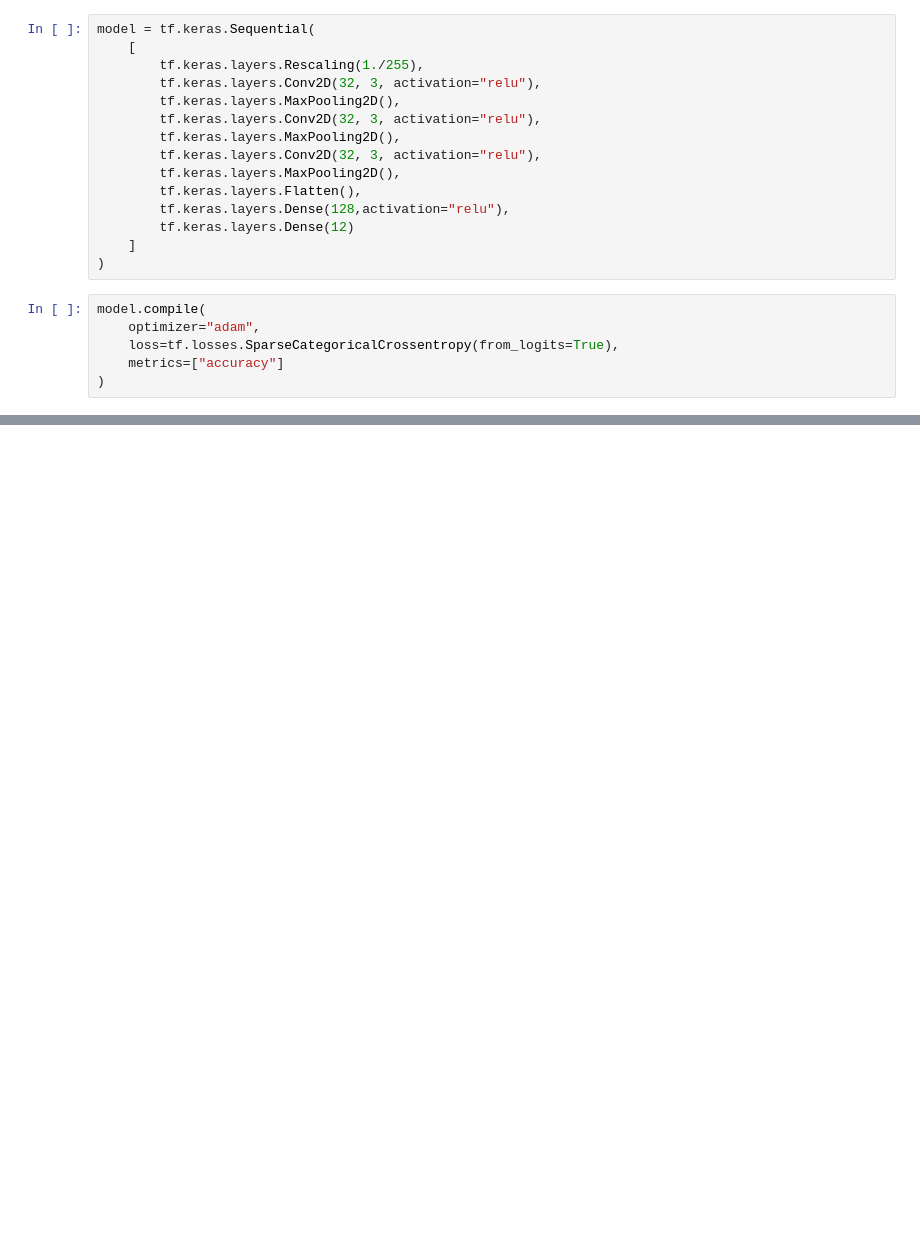
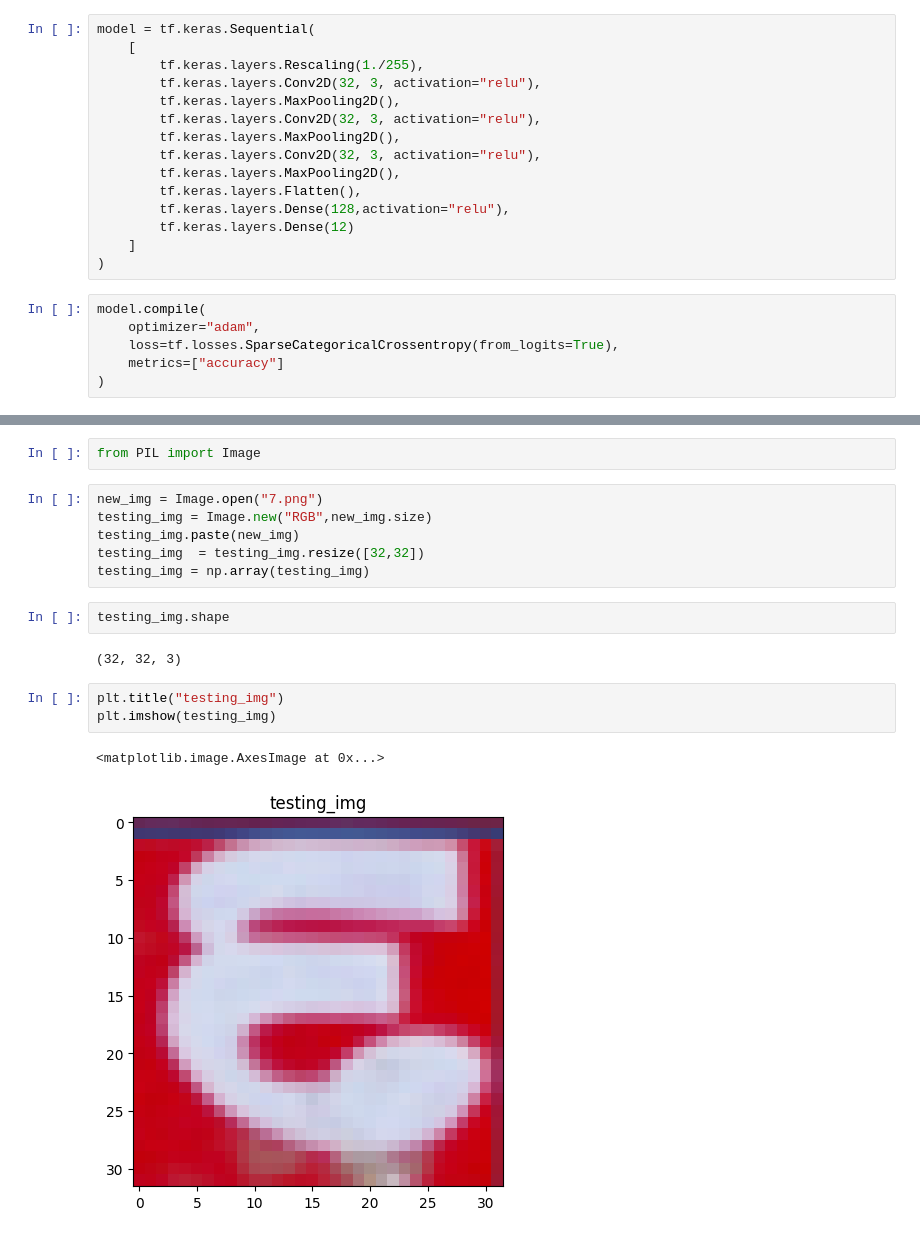
Before and after one commit to gaurovgiri/LicensePlateClassifier, a Jupyter notebook: classifying.ipynb, the cells around one changed output, grey strips where cells are left out. Saved outputs shown, nothing was run; the diff lists cells and outputs as text; blank space fills up the shorter version.

```diff
--- a/classifying.ipynb
+++ b/classifying.ipynb
@@ -130,0 +124,18 @@ for images, labels in test_ds.take(1):
+# %%
+from PIL import Image
+# %%
+new_img = Image.open("7.png")
+testing_img = Image.new("RGB",new_img.size)
+testing_img.paste(new_img)
+testing_img  = testing_img.resize([32,32])
+testing_img = np.array(testing_img)
+# %%
+testing_img.shape
+# %% [output]
+(32, 32, 3)
+# %%
+plt.title("testing_img")
+plt.imshow(testing_img)
+# %% [output]
+<matplotlib.image.AxesImage at 0x...>
+[figure, added]
```
Also changed, not shown: parts of 8 cells of this notebook, 4 other files.
